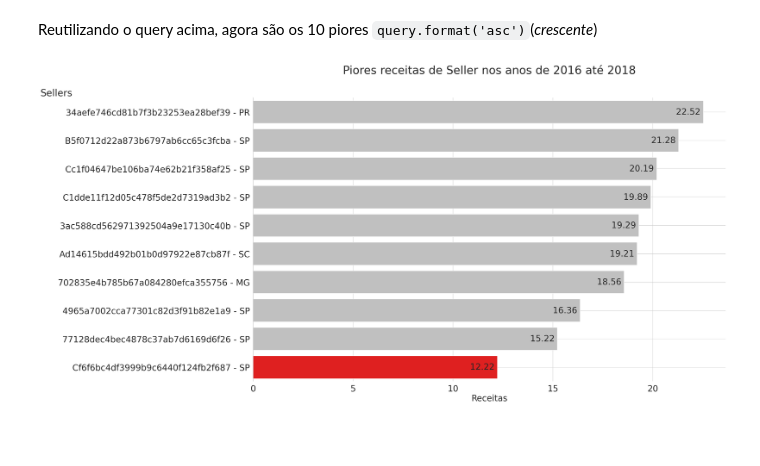
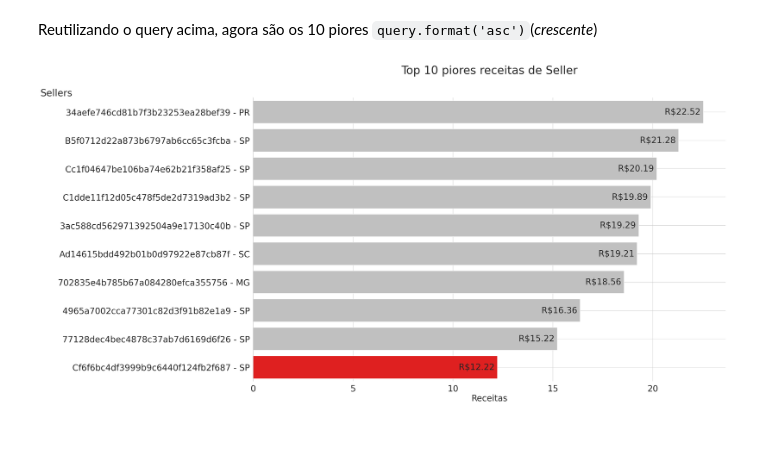
Before and after one commit to kaladabrio2020/Compass.Uol.DataScience, a Jupyter notebook: Sprint 01/ProjetoSprint01/ProjetoSprint01.ipynb, the cells around one changed output. Drawn from its saved outputs; the diff is of its cells as text; code cells hidden in the pictures.

```diff
--- a/Sprint 01/ProjetoSprint01/ProjetoSprint01.ipynb
+++ b/Sprint 01/ProjetoSprint01/ProjetoSprint01.ipynb
@@ -679,7 +679,7 @@ ax.set_title('Melhores receitas de Seller nos anos de 2016 até 2018',
 ax.set_ylabel('')
 ax.set_xlabel('Receitas',fontsize=25)
 ax.spines[['right','top','bottom']].set_visible(False)
-ax.tick_params('y', labelsize=20)
+ax.tick_params('y', labelsize=23)
 ax.tick_params('x', labelsize=20)
 ax.set_axisbelow(True)
 ax.grid(True)
@@ -687,6 +687,6 @@ ax.grid(True)
 # Colocando o valor das receitas nas barras
 for p in barMelhores.patches:
     if p.get_width() != 0:
-        barMelhores.annotate(("%.2f" % p.get_width())+' ',  xy = (p.get_width(), p.get_y()+p.get_height()/2),
-        xytext = (0, 0.1), textcoords= 'offset points', ha = 'right', va = "center" ,size=22)
+        barMelhores.annotate(("R$ %.2f" % p.get_width())+' ',  xy = (p.get_width(), p.get_y()+p.get_height()/2),
+        xytext = (0, 0.1), textcoords= 'offset points', ha = 'right', va = "center" ,size=23)
 # %% [output]
@@ -702,32 +702,32 @@ data = spark.sql(query.format('asc')).toPandas()[::-1]
 # %%
 sea.set_theme(style="whitegrid", context='notebook')# Definindo estilo
 fig, ax = plt.subplots(ncols=1, nrows=1, figsize=(22,15))
 fig.subplots_adjust(hspace=0.25, right=1)    # Aumenta o espaço entre os graficos
 pallete = (['silver']*9+['red'])
 
 # Grafico 1 = Melhores receitas
 barMelhores = sea.barplot( data = data.iloc[0:10,:], palette=pallete,
     y='seller', x='receita', hue='seller', width=0.8, ax = ax, legend=False)
 
 #Modificando o Grafico 1
-ax.set_title('Piores receitas de Seller nos anos de 2016 até 2018',
+ax.set_title('Top 10 piores receitas de Seller',
               y=1.06, fontsize=33, pad=20)
 ax.set_ylabel('Sellers', y=1, x=20, fontsize=28, rotation='horizontal')
 ax.set_xlabel('Receitas',fontsize=25)
 ax.spines[['right','top','bottom']].set_visible(False)
 ax.tick_params('y', labelsize=25)
 ax.tick_params('x', labelsize=25)
 ax.set_axisbelow(True)
 ax.grid(True)
 
 # Colocando o valor das receitas nas barras
 for p in barMelhores.patches:
     if p.get_width() != 0:
-        barMelhores.annotate(("%.2f" % p.get_width())+' ',
+        barMelhores.annotate(("R$%.2f" % p.get_width())+' ',
         xy = (p.get_width(), p.get_y()+p.get_height()/2),
         xytext = (0, 0.1), textcoords= 'offset points', ha = 'right', va = "center" ,size=25)
 # %% [output]
-[figure, old version]
+[figure, new version]
 # %% [markdown]
 &nbsp;
 # %% [markdown]
```
Also changed, not shown: parts of 7 cells of this notebook.
